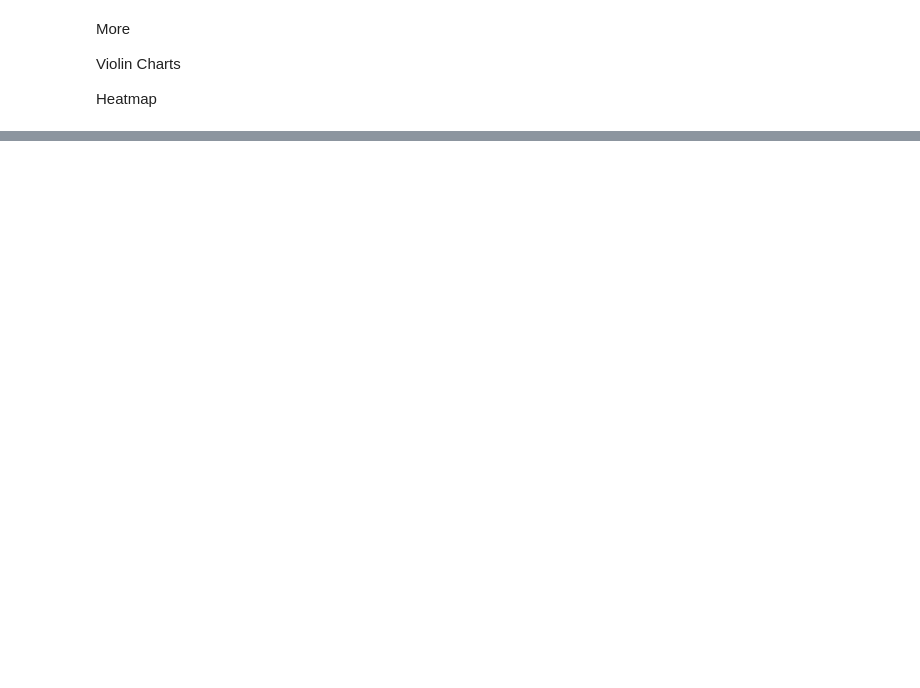
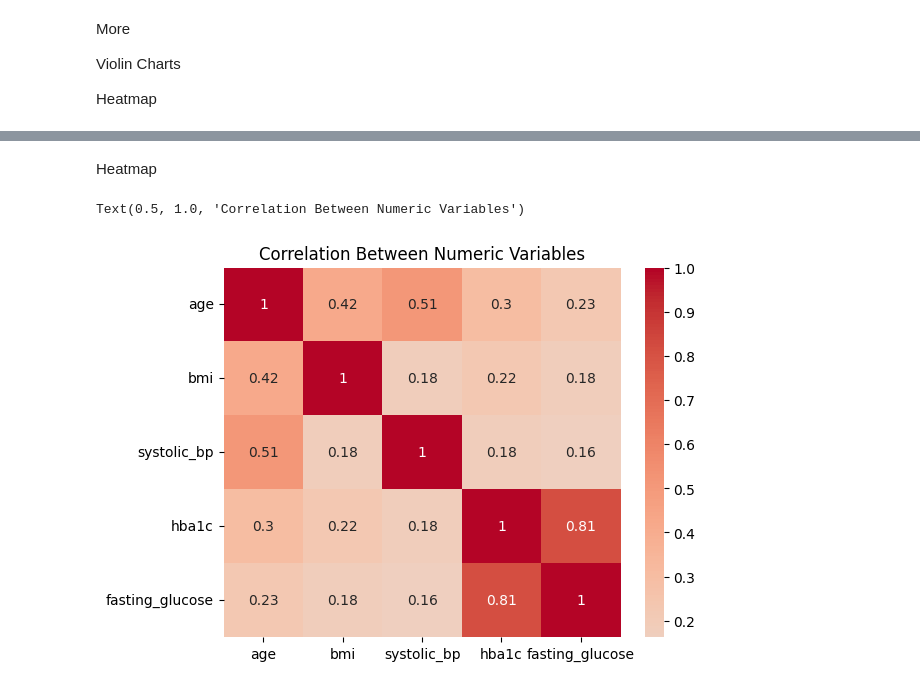
Before and after one commit to osoliman/DSC110, a Jupyter notebook: Description/DSC110_Description_Data_Visualization.ipynb, the cells around one changed output, grey strips where cells are left out. Drawn from its saved outputs; the diff is of its cells as text; code cells hidden in the pictures; blank space fills up the shorter version.

```diff
--- a/Description/DSC110_Description_Data_Visualization.ipynb
+++ b/Description/DSC110_Description_Data_Visualization.ipynb
@@ -63,0 +88,11 @@ Heatmap
+# %% [markdown]
+Heatmap
+# %%
+# Select only numeric columns
+numeric_cols = df[['age', 'bmi', 'systolic_bp', 'hba1c', 'fasting_glucose']].corr()
+
+sns.heatmap(numeric_cols, annot=True, cmap='coolwarm', center=0)
+plt.title('Correlation Between Numeric Variables')
+# %% [output]
+Text(0.5, 1.0, 'Correlation Between Numeric Variables')
+[figure, added]
```
Also changed, not shown: parts of 6 cells of this notebook.
